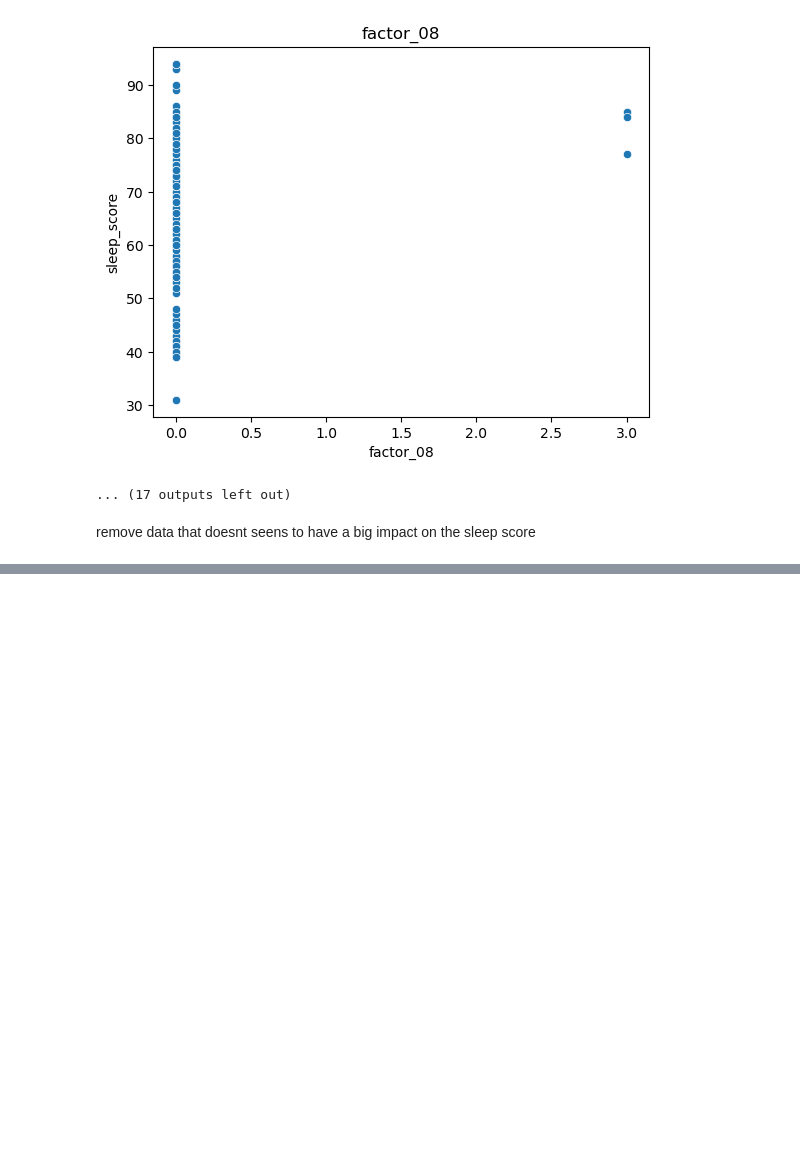
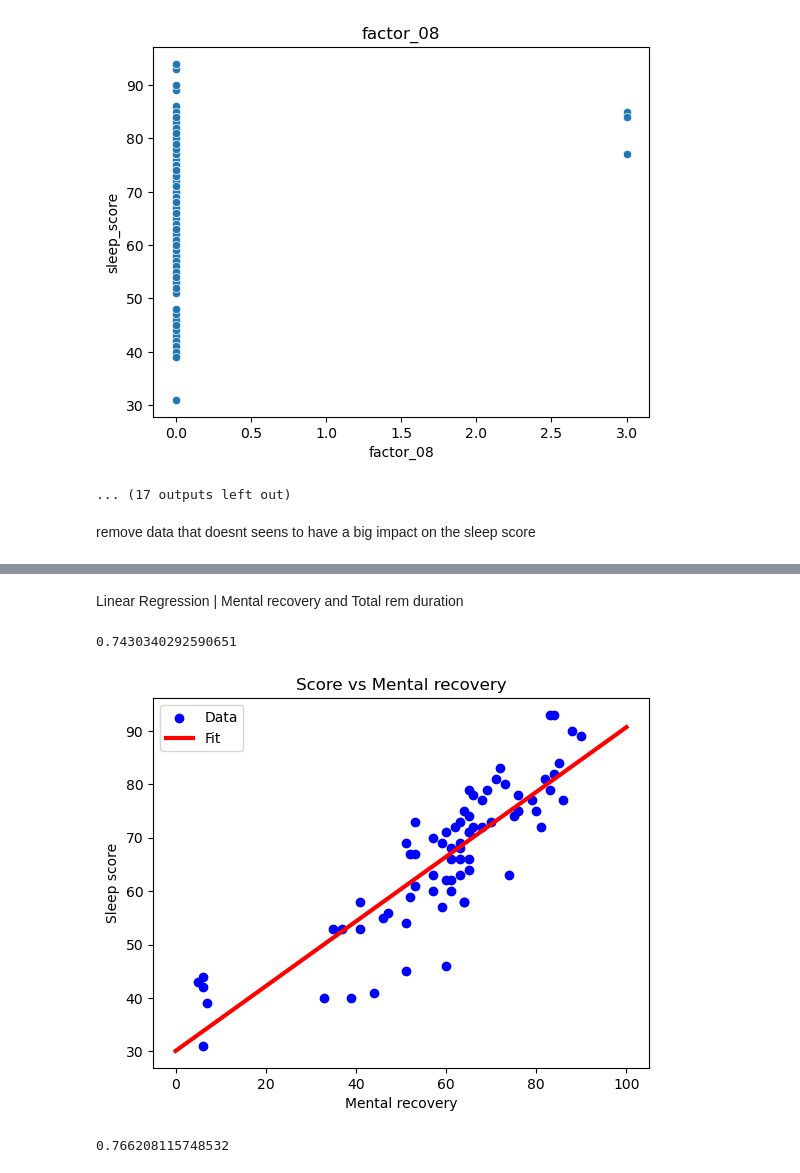
Before and after one commit to Danilo994/SleepAnalysis, a Jupyter notebook: Health_Sleep.ipynb, the cells around one changed output, grey strips where cells are left out. Saved outputs shown, nothing was run; the diff lists cells and outputs as text; code cells hidden in the pictures; blank space fills up the shorter version.

Commit message:
Linear regression

```diff
--- a/Health_Sleep.ipynb
+++ b/Health_Sleep.ipynb
@@ -102,3 +105,40 @@ df.head()
 | 2 | 2025-08-21 | 5.0 | 12 | 12 | 100 | 0 | ... |
 | 3 | 2025-08-22 | 70.0 | 9 | 8 | 90 | 49 | ... |
 | 4 | 2025-08-23 | 64.0 | 8 | 1 | 87 | 3 | ... |
+# %%
+def get_xy(dataframe, y_label, x_labels=None):
+  dataframe = copy.deepcopy(dataframe)
+  if x_labels is None:
+    X = dataframe[[c for c in dataframe.columns if c!=y_label]].values
+  else:
+    if len(x_labels) == 1:
+      X = dataframe[x_labels[0]].values.reshape(-1, 1)
+    else:
+      X = dataframe[x_labels].values
+  y = dataframe[y_label].values.reshape(-1, 1)
+  data = np.hstack((X, y))
+  return data, X, y
+# %% [markdown]
+Linear Regression | Mental recovery and Total rem duration
+# %%
+train, val, test = np.split(df.sample(frac=1), [int(0.6*len(df)), int(0.8*len(df))])
+_, x_train_mr, y_train_mr = get_xy(train, "sleep_score", x_labels=["mental_recovery"])
+_, x_val_mr, y_val_mr = get_xy(val, "sleep_score", x_labels=["mental_recovery"])
+_, x_test_mr, y_test_mr = get_xy(test, "sleep_score", x_labels=["mental_recovery"])
+# %%
+mr_reg = LinearRegression()
+mr_reg.fit(x_train_mr, y_train_mr)
+mr_reg.score(x_train_mr, y_train_mr)
+# %% [output]
+0.7430340292590651
+# %%
+plt.scatter(x_train_mr, y_train_mr, label="Data", color="blue")
+x= np.linspace(0, 100, 100)
+plt.plot(x, mr_reg.predict(np.array(x).reshape(-1, 1)), label="Fit", color="red", linewidth=3)
+plt.legend()
+plt.title("Score vs Mental recovery")
+plt.ylabel("Sleep score")
+plt.xlabel("Mental recovery")
+plt.show()
+# %% [output]
+[figure, added]
@@ -104,0 +150,6 @@ df.head()
+# %%
+trd_reg = LinearRegression()
+trd_reg.fit(x_train_trd, y_train_trd)
+trd_reg.score(x_train_trd, y_train_trd)
+# %% [output]
+0.766208115748532
```
Also changed, not shown: parts of 3 cells of this notebook.
